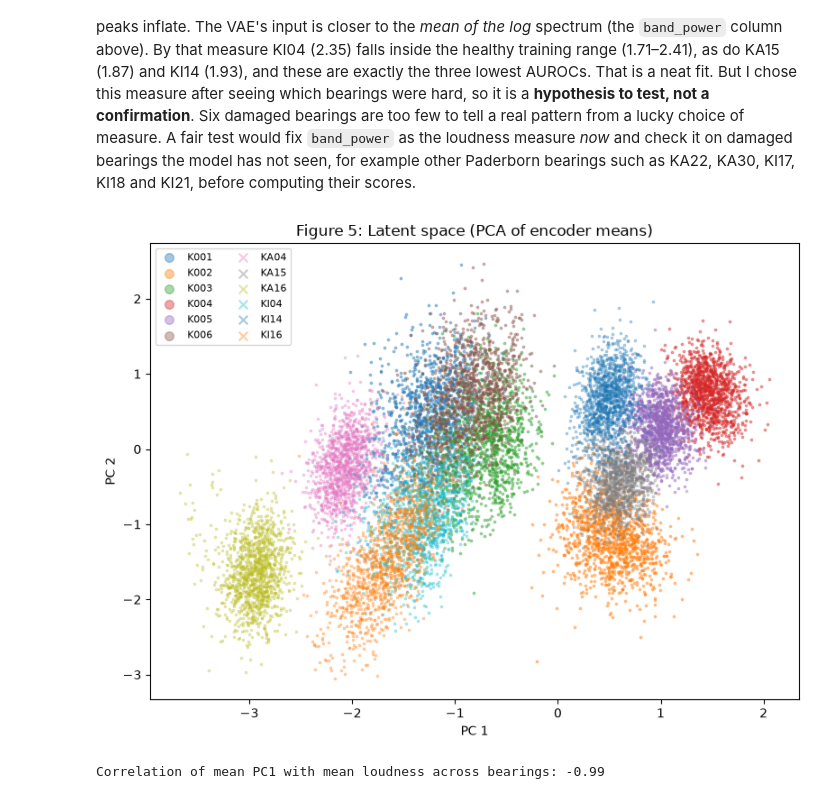
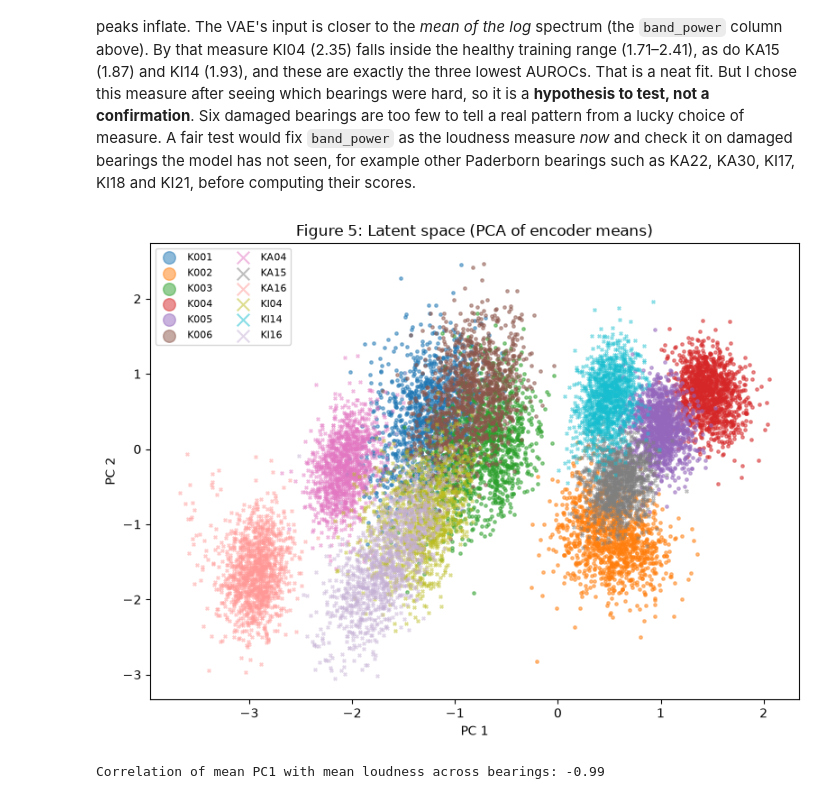
Before and after one commit to MinKhaungMinLwin/VAE-for-bearing-vibration, a Jupyter notebook: generative_model.ipynb, the cells around one changed output. Saved outputs shown, nothing was run; the diff lists cells and outputs as text; code cells hidden in the pictures.

Commit message:
fix: update the figure 5 and add new Memorisation cell

```diff
--- a/generative_model.ipynb
+++ b/generative_model.ipynb
@@ -427,15 +442,17 @@ alarms  # K005/K006 rows = false-alarm rate; damaged rows = detection rate
 # %%
 # Figure 5: latent space (PCA of the encoder means), coloured by bearing
 pc = PCA(2).fit(mu_all[tr.values]).transform(mu_all)
+# tab20 gives 12 distinguishable colours; KA16 and KI16 reuse a light shade of K004's / K005's hue, which lie far apart in the plot
+colours = dict(zip(order, [plt.cm.tab20(i) for i in (0, 2, 4, 6, 8, 10, 12, 14, 7, 16, 18, 9)]))
 fig, ax = plt.subplots(figsize=(8, 6))
 for b in order:
     idx = (spec_meta.bearing == b).values
-    ax.scatter(pc[idx, 0], pc[idx, 1], s=3, alpha=0.4, label=b, marker="o" if b.startswith("K0") else "x")
+    ax.scatter(pc[idx, 0], pc[idx, 1], s=6, alpha=0.5, color=colours[b], label=b, marker="o" if b.startswith("K0") else "x")
 ax.set_title("Figure 5: Latent space (PCA of encoder means)"); ax.set_xlabel("PC 1"); ax.set_ylabel("PC 2")
 ax.legend(markerscale=4, ncol=2, fontsize=8); plt.tight_layout()
 plt.savefig("figures/fig5_latent.png", dpi=150); plt.show()
 # %% [output]
-[figure, old version]
+[figure, new version]
 # %%
 pos = pd.DataFrame({"bearing": spec_meta.bearing, "pc1": pc[:, 0], "band_power": spec_meta.band_power}).groupby("bearing").mean()
 print("Correlation of mean PC1 with mean loudness across bearings:", pos.corr().iloc[0, 1].round(2)); pos.round(2)
```
Also changed, not shown: parts of 3 cells of this notebook, 1 other file.
